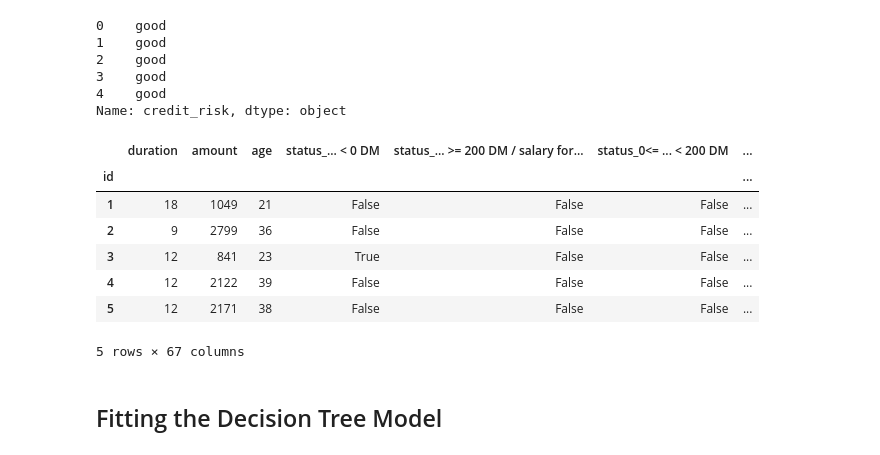
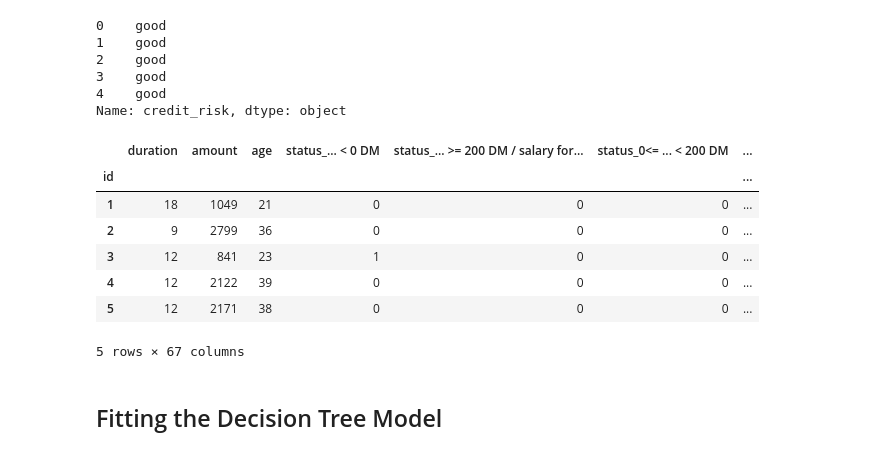
Before and after one commit to jlrichey/UCB-FinTech-Gitlab, a Jupyter notebook: 12-Supervised-Learning/2/Activities/03-Ins_Decision_Trees/Unsolved/decision-trees.ipynb, the cells around one changed output. Drawn from its saved outputs; the diff is of its cells as text; code cells hidden in the pictures.

```diff
--- a/12-Supervised-Learning/2/Activities/03-Ins_Decision_Trees/Unsolved/decision-trees.ipynb
+++ b/12-Supervised-Learning/2/Activities/03-Ins_Decision_Trees/Unsolved/decision-trees.ipynb
@@ -37,17 +63,17 @@ y[:5]
 Name: credit_risk, dtype: object
 # %%
 # Encode the categorical variables using get_dummies
-X = pd.get_dummies(X)
+X = pd.get_dummies(X).astype(int)
 
 X.head()
 # %% [output]
 |  | duration | amount | age | status_... < 0 DM | status_... >= 200 DM / salary for... | status_0<= ... < 200 DM | ... |
 | id |  |  |  |  |  |  | ... |
-| 1 | 18 | 1049 | 21 | False | False | False | ... |
-| 2 | 9 | 2799 | 36 | False | False | False | ... |
-| 3 | 12 | 841 | 23 | True | False | False | ... |
-| 4 | 12 | 2122 | 39 | False | False | False | ... |
-| 5 | 12 | 2171 | 38 | False | False | False | ... |
+| 1 | 18 | 1049 | 21 | 0 | 0 | 0 | ... |
+| 2 | 9 | 2799 | 36 | 0 | 0 | 0 | ... |
+| 3 | 12 | 841 | 23 | 1 | 0 | 0 | ... |
+| 4 | 12 | 2122 | 39 | 0 | 0 | 0 | ... |
+| 5 | 12 | 2171 | 38 | 0 | 0 | 0 | ... |
 5 rows × 67 columns
 # %%
 # Splitting into Train and Test sets
```
Also changed, not shown: parts of 9 cells of this notebook, 34 other files.
